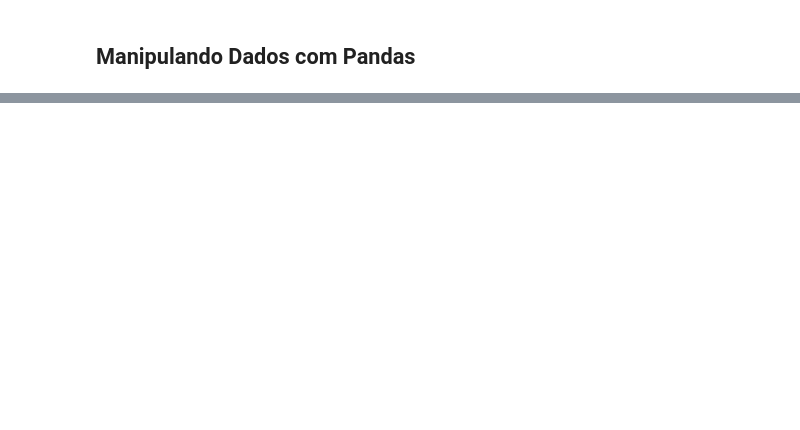
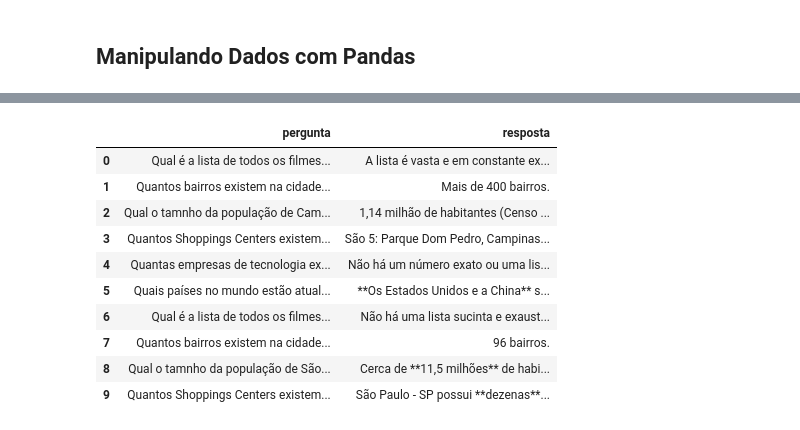
Before and after one commit to alxmart/Python_IA_Aplicada, a Jupyter notebook: Python_IA_Aplicada.ipynb, the cells around one changed output, grey strips where cells are left out. Cells and saved outputs as stored; diff of their text form; code cells hidden in the pictures; blank space fills up the shorter version.

```diff
--- a/Python_IA_Aplicada.ipynb
+++ b/Python_IA_Aplicada.ipynb
@@ -1092,0 +1186,30 @@ nova_lista_de_leitura_2
+# %%
+from google import genai
+
+client = genai.Client()
+# %%
+
+# Step 3:
+
+lista_dicionario_respostas = []
+
+for pergunta in lista_desafio:
+
+    resposta = client.models.generate_content(
+        model='gemini-2.5-flash',
+        contents= f"Gere uma resposta muito sucinta para a pergunta: {pergunta}"
+    )
+
+
+    dicionario_respostas = {
+        "pergunta": pergunta,
+        "resposta": resposta.text
+    }
+
+
+    lista_dicionario_respostas.append(
+        {
+        "pergunta": pergunta,
+        "resposta": resposta.text
+        }
+    )
@@ -1092,0 +1250,18 @@ nova_lista_de_leitura_2
+# %%
+# Step 4: (Usando PANDAS)
+
+df_perguntas_e_respostas = pd.DataFrame(lista_dicionario_respostas)
+# %%
+df_perguntas_e_respostas
+# %% [output]
+|  | pergunta | resposta |
+| 0 | Qual é a lista de todos os filmes... | A lista é vasta e em constante ex... |
+| 1 | Quantos bairros existem na cidade... | Mais de 400 bairros. |
+| 2 | Qual o tamnho da população de Cam... | 1,14 milhão de habitantes (Censo ... |
+| 3 | Quantos Shoppings Centers existem... | São 5: Parque Dom Pedro, Campinas... |
+| 4 | Quantas empresas de tecnologia ex... | Não há um número exato ou uma lis... |
+| 5 | Quais países no mundo estão atual... | **Os Estados Unidos e a China** s... |
+| 6 | Qual é a lista de todos os filmes... | Não há uma lista sucinta e exaust... |
+| 7 | Quantos bairros existem na cidade... | 96 bairros. |
+| 8 | Qual o tamnho da população de São... | Cerca de **11,5 milhões** de habi... |
+| 9 | Quantos Shoppings Centers existem... | São Paulo - SP possui **dezenas**... |
```
Also changed, not shown: parts of 16 cells of this notebook.
